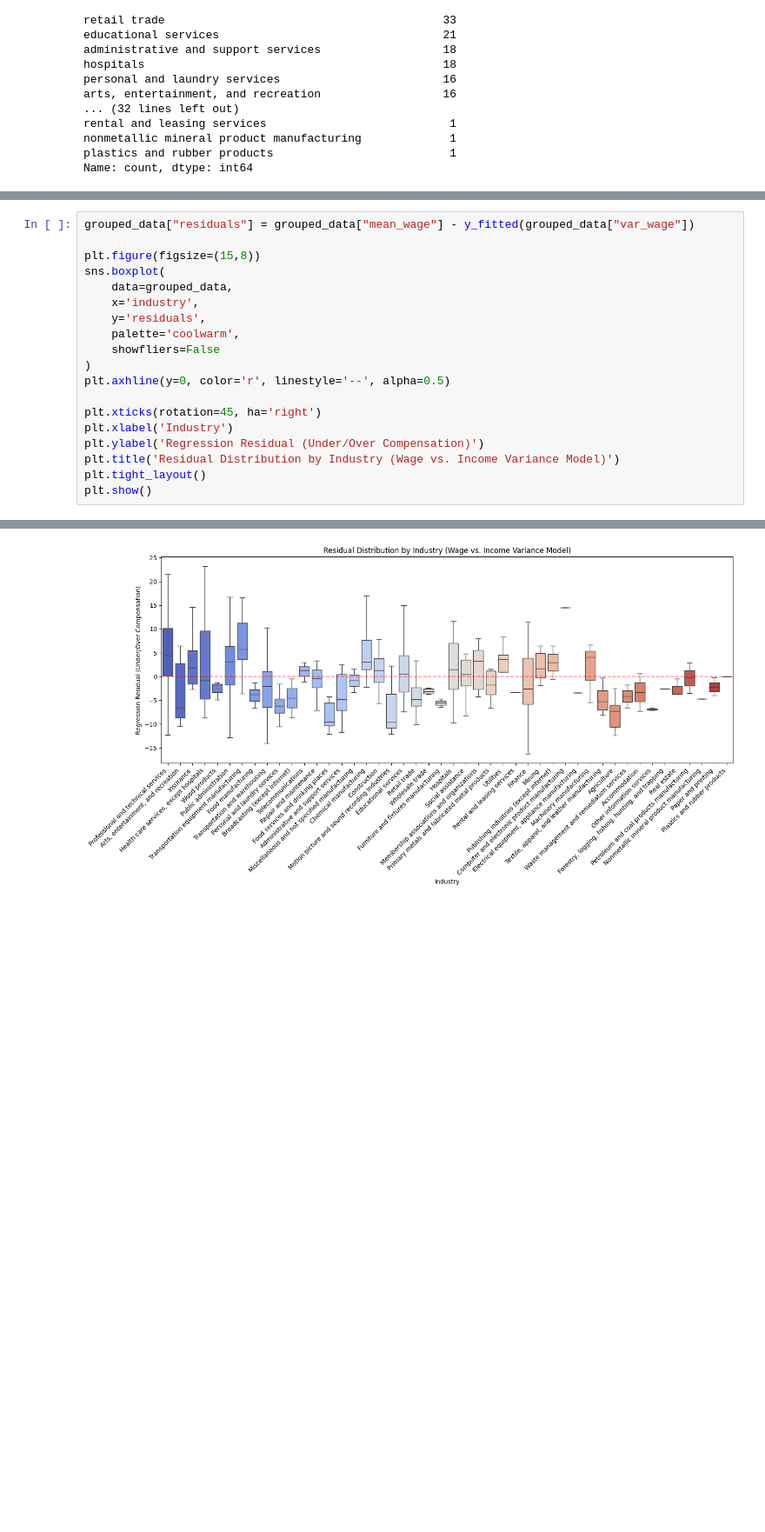
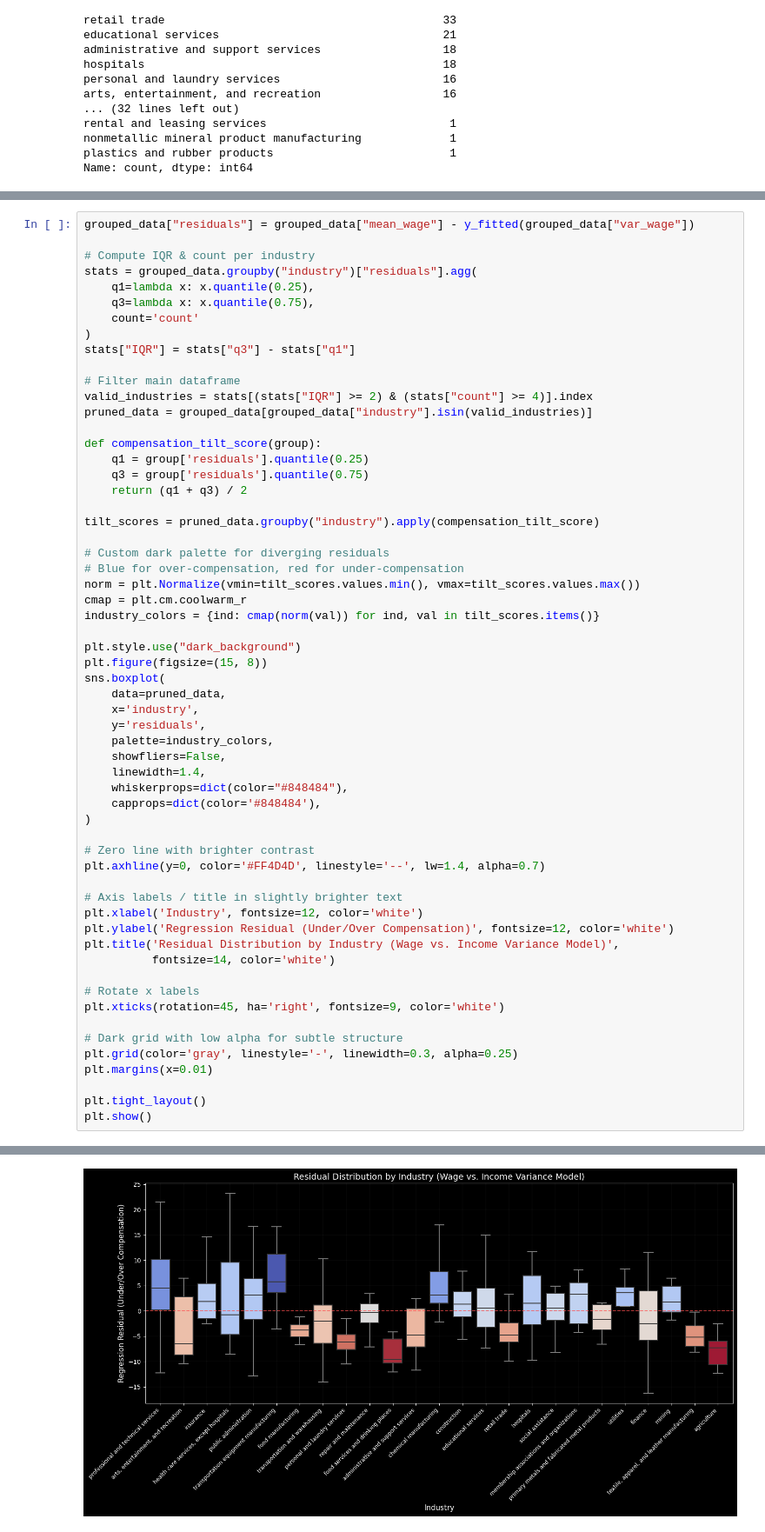
Before and after one commit to aryasalian/MyProjects, a Jupyter notebook: ECON522 Policy Analysis Paper/ECON_522_Analysis.ipynb, the cells around one changed output, grey strips where cells are left out. Shown at 87% size. Saved outputs shown, nothing was run; the diff lists cells and outputs as text; blank space fills up the shorter version.

```diff
--- a/ECON522 Policy Analysis Paper/ECON_522_Analysis.ipynb
+++ b/ECON522 Policy Analysis Paper/ECON_522_Analysis.ipynb
@@ -163,24 +211,64 @@ plt.show()
 # %%
 grouped_data["residuals"] = grouped_data["mean_wage"] - y_fitted(grouped_data["var_wage"])
 
-plt.figure(figsize=(15,8))
+# Compute IQR & count per industry
+stats = grouped_data.groupby("industry")["residuals"].agg(
+    q1=lambda x: x.quantile(0.25),
+    q3=lambda x: x.quantile(0.75),
+    count='count'
+)
+stats["IQR"] = stats["q3"] - stats["q1"]
+
+# Filter main dataframe
+valid_industries = stats[(stats["IQR"] >= 2) & (stats["count"] >= 4)].index
+pruned_data = grouped_data[grouped_data["industry"].isin(valid_industries)]
+
+def compensation_tilt_score(group):
+    q1 = group['residuals'].quantile(0.25)
+    q3 = group['residuals'].quantile(0.75)
+    return (q1 + q3) / 2
+
+tilt_scores = pruned_data.groupby("industry").apply(compensation_tilt_score)
+
+# Custom dark palette for diverging residuals
+# Blue for over-compensation, red for under-compensation
+norm = plt.Normalize(vmin=tilt_scores.values.min(), vmax=tilt_scores.values.max())
+cmap = plt.cm.coolwarm_r
+industry_colors = {ind: cmap(norm(val)) for ind, val in tilt_scores.items()}
+
+plt.style.use("dark_background")
+plt.figure(figsize=(15, 8))
 sns.boxplot(
-    data=grouped_data,
+    data=pruned_data,
     x='industry',
     y='residuals',
-    palette='coolwarm',
-    showfliers=False
+    palette=industry_colors,
+    showfliers=False,
+    linewidth=1.4,
+    whiskerprops=dict(color="#848484"),
+    capprops=dict(color='#848484'),
 )
-plt.axhline(y=0, color='r', linestyle='--', alpha=0.5)
 
-plt.xticks(rotation=45, ha='right')
-plt.xlabel('Industry')
-plt.ylabel('Regression Residual (Under/Over Compensation)')
-plt.title('Residual Distribution by Industry (Wage vs. Income Variance Model)')
+# Zero line with brighter contrast
+plt.axhline(y=0, color='#FF4D4D', linestyle='--', lw=1.4, alpha=0.7)
+
+# Axis labels / title in slightly brighter text
+plt.xlabel('Industry', fontsize=12, color='white')
+plt.ylabel('Regression Residual (Under/Over Compensation)', fontsize=12, color='white')
+plt.title('Residual Distribution by Industry (Wage vs. Income Variance Model)',
+          fontsize=14, color='white')
+
+# Rotate x labels
+plt.xticks(rotation=45, ha='right', fontsize=9, color='white')
+
+# Dark grid with low alpha for subtle structure
+plt.grid(color='gray', linestyle='-', linewidth=0.3, alpha=0.25)
+plt.margins(x=0.01)
+
 plt.tight_layout()
 plt.show()
 # %% [output]
 Passing `palette` without assigning `hue` is deprecated and will be removed in v0.14.0. Assign the `x` variable to `hue` and set `legend=False` for the same effect.
 
   sns.boxplot(
-[figure, old version]
+[figure, new version]
```
Also changed, not shown: parts of 4 cells of this notebook, 3 other files.
